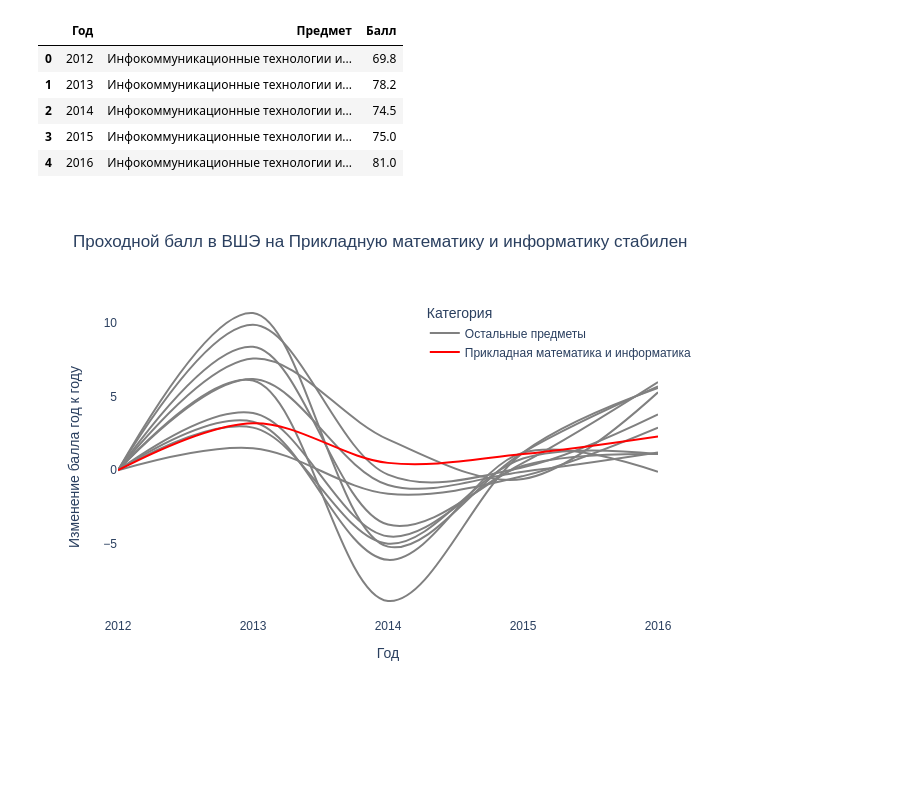
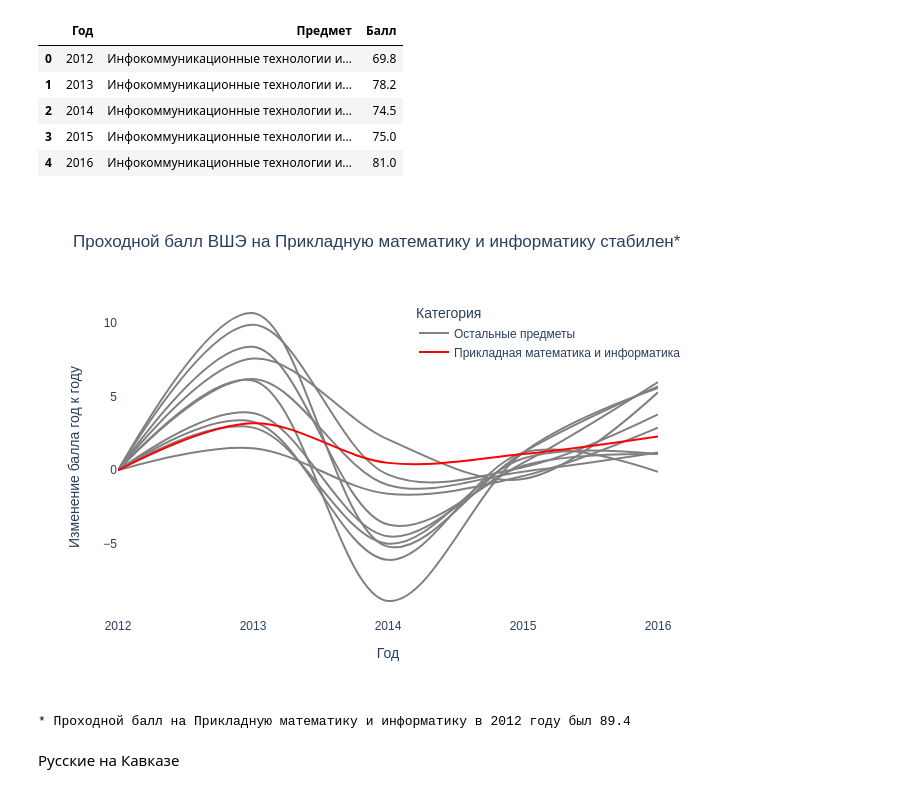
Before and after one commit to Ksianka/HH_analysis, a Jupyter notebook: [hw1]_hse_causasus.ipynb, the cells around one changed output. Cells and saved outputs as stored; diff of their text form; code cells hidden in the pictures; blank space fills up the shorter version.

```diff
--- a/[hw1]_hse_causasus.ipynb
+++ b/[hw1]_hse_causasus.ipynb
@@ -60,25 +62,30 @@ df_hse['Категория'] = df_hse.apply(filter_out_subject,
 # %%
 fig = px.line(df_hse, x="Год", y="Изменение балла год к году", color="Категория",
               line_group="Предмет", hover_name="Предмет",
         line_shape="spline", render_mode="png",
         color_discrete_sequence = ['grey', 'red'],
-        title = 'Проходной балл в ВШЭ на Прикладную математику и информатику стабилен')
+        title = 'Проходной балл ВШЭ на Прикладную математику и информатику стабилен*')
 
 fig.update_xaxes(showgrid=False)
 fig.update_yaxes(showgrid=False)
 
 fig.update_layout({
 'plot_bgcolor': 'rgba(0, 0, 0, 0)',
 'paper_bgcolor': 'rgba(0, 0, 0, 0)',
 })
 
 fig.update_layout(legend=dict(
     yanchor="top",
     y=0.99,
     xanchor="center",
-    x=0.82
+    x=0.80
 ))
 
 fig.show('png')
+
+print('* Проходной балл на Прикладную математику и информатику в 2012 году был 89.4')
 # %% [output]
-[figure, old version]
+[figure, new version]
+* Проходной балл на Прикладную математику и информатику в 2012 году был 89.4
+# %% [markdown]
+Русские на Кавказе
```
Also changed, not shown: parts of 9 cells of this notebook.
